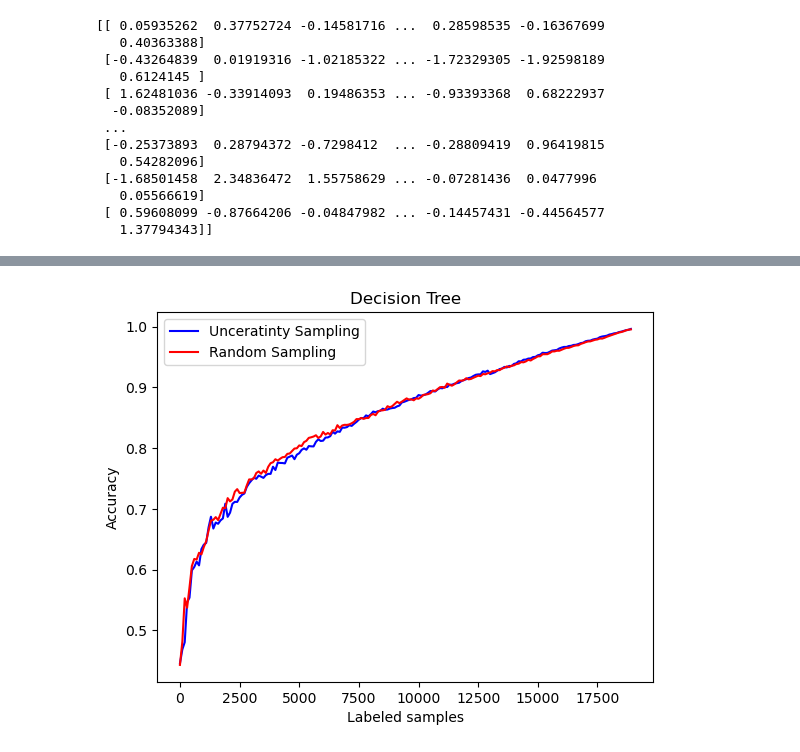
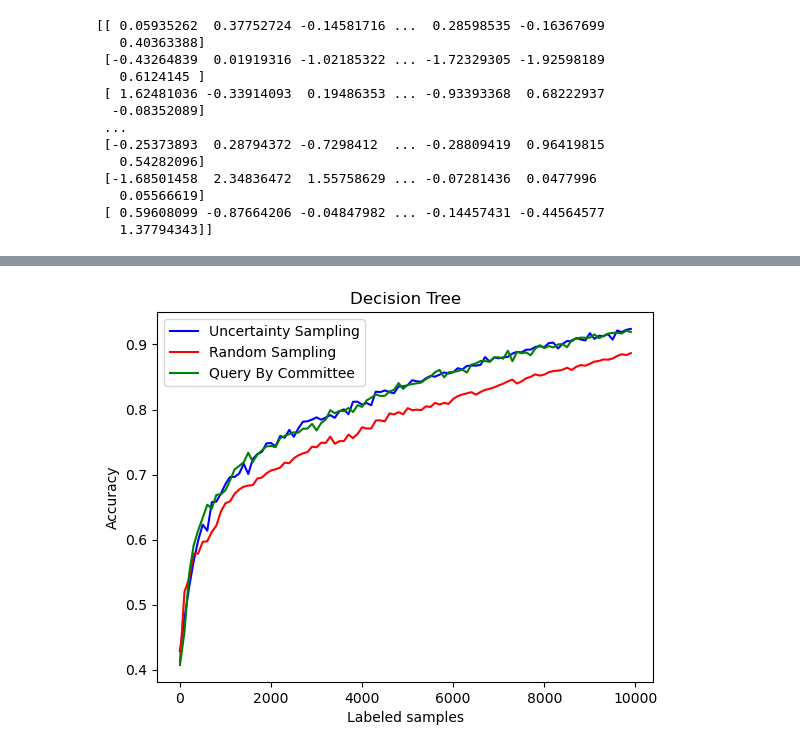
Before and after one commit to silkevdschueren/ActiveML_project, a Jupyter notebook: Active Learning.ipynb, the cells around one changed output, grey strips where cells are left out. Drawn from its saved outputs; the diff is of its cells as text; code cells hidden in the pictures.

Commit message:
Added Query by committee

```diff
--- a/Active Learning.ipynb
+++ b/Active Learning.ipynb
@@ -185,6 +186,31 @@ def ActiveLearning_RandomSampling(X, y_true, n_cycles, batch_size, qs, qs_name,
         cycle.append(c*batch_size)
     return cycle, accuracies
 
+def ActiveLearning_QueryByCommittee(X, y_true, n_cycles, batch_size, qs, qs_name, clf, clf_name, committee_size):
+    """
+    The query-by-committee algorithm involves maintaining a committee of models which are all trained on the
+    current labeled set L, but representing competing hypotheses. Each committee member is allowed to vote on
+    the labeling of the query candidates. The most informative query is considered to be the instance about
+    which they most disagree.
+    """
+
+    y = np.full(shape=y_true.shape, fill_value=MISSING_LABEL)
+    clf.fit(X, y)
+    accuracies = []
+    cycle = []
+
+    ensemble_bagging = SklearnClassifier(estimator=BaggingClassifier(base_estimator=DecisionTreeClassifier(criterion = 'entropy'), n_estimators = committee_size), classes=np.unique(y_true))
+
+    for c in range(n_cycles):
+        query_idx = qs.query(X=X, y=y, ensemble=ensemble_bagging, batch_size=batch_size)
+        y[query_idx] = y_true[query_idx]
+        ensemble_bagging.fit(X, y)
+
+        unlbld_idx = unlabeled_indices(y)
+        lbld_idx = labeled_indices(y)
+        accuracies.append(ensemble_bagging.score(X,y_true))
+        cycle.append(c*batch_size)
+    return cycle, accuracies
 
 def plot_AL(cycle, accuracies, qs_name, clf_name):
     plt.plot(cycle, accuracies, label = qs_name)
@@ -207,20 +233,22 @@ Decision Tree
 # %%
-qss = [UncertaintySampling(method='entropy'), RandomSampling()]
-qss_name = ['Unceratinty Sampling', 'Random Sampling']
+qss = [UncertaintySampling(method='entropy'), RandomSampling(), QueryByCommittee()]
+qss_name = ['Uncertainty Sampling', 'Random Sampling', 'Query By Committee']
 clf = SklearnClassifier(DecisionTreeClassifier(criterion = 'entropy'), classes=np.unique(y_true))
 clf_name = 'Decision Tree'
-colors = ['blue', 'red']
+colors = ['blue', 'red', 'green']
 
 for index, qs in enumerate(qss):
     if qss_name[index] == 'Unceratinty Sampling':
-        cycle, accuracies = ActiveLearning_UncertaintySampling(X_scaled, y_true, 190, 100, qs, qss_name[index], clf, clf_name)
+        cycle, accuracies = ActiveLearning_UncertaintySampling(X_scaled, y_true, 100, 100, qs, qss_name[index], clf, clf_name)
     elif qss_name[index] == 'Random Sampling':
-        cycle, accuracies = ActiveLearning_RandomSampling(X_scaled, y_true, 190, 100, qs, qss_name[index], clf, clf_name)
+        cycle, accuracies = ActiveLearning_RandomSampling(X_scaled, y_true, 100, 100, qs, qss_name[index], clf, clf_name)
+    elif qss_name[index] == 'Query By Committee':
+        cycle, accuracies = ActiveLearning_QueryByCommittee(X_scaled, y_true, 100, 100, qs, qss_name[index], clf, clf_name, 3)
     plt.plot(cycle, accuracies, color = colors[index], label = qss_name[index])
     plt.xlabel('Labeled samples')
     plt.ylabel('Accuracy')
     plt.title(clf_name)
 plt.legend()
 plt.show()
 # %% [output]
-[figure, old version]
+[figure, new version]
```
Also changed, not shown: parts of 4 cells of this notebook.
